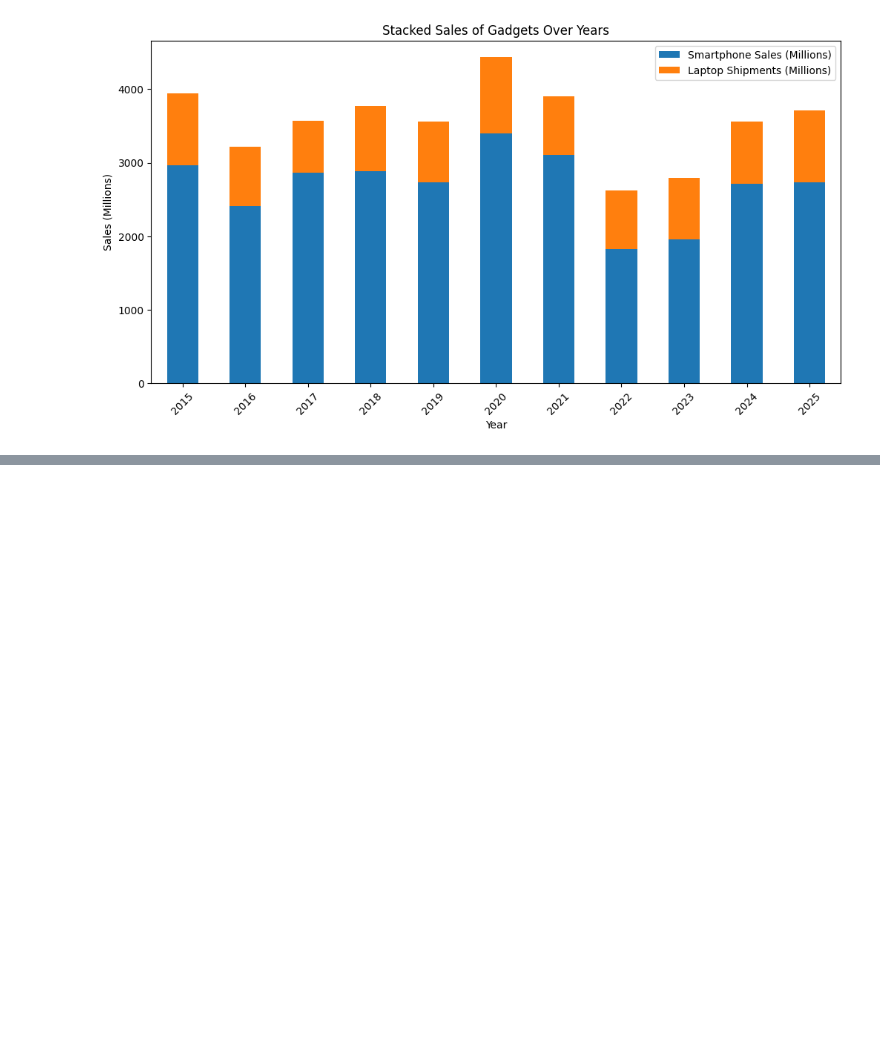
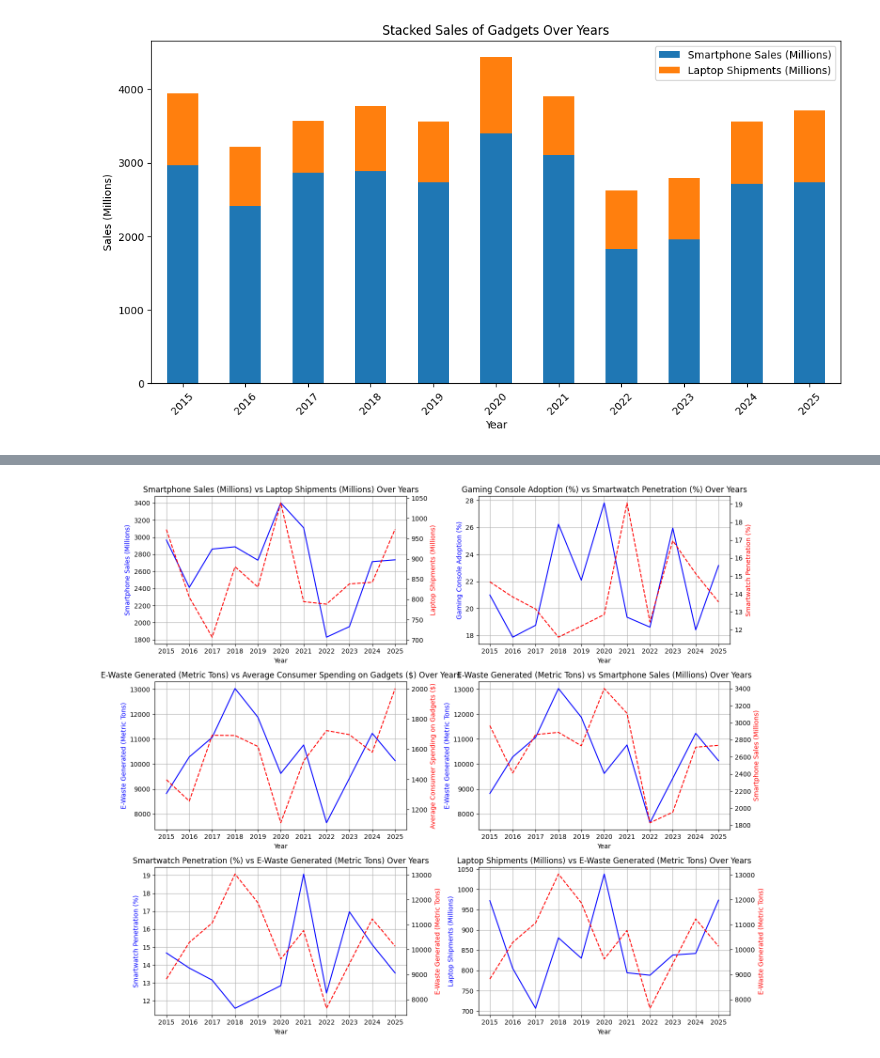
Before and after one commit to APMAPM1/Tech-Gadget-Consumption_2015-2025, a Jupyter notebook: Tech_Gadget_Consumption_(2015_2025).ipynb, the cells around one changed output, grey strips where cells are left out. Cells and saved outputs as stored; diff of their text form; code cells hidden in the pictures; blank space fills up the shorter version.

```diff
--- a/Tech_Gadget_Consumption_(2015_2025).ipynb
+++ b/Tech_Gadget_Consumption_(2015_2025).ipynb
@@ -335,0 +448,48 @@ fig.show()
+# %%
+import matplotlib.pyplot as plt
+
+# Group data by Year
+yearly = df.groupby('Year').agg({
+    'Smartphone Sales (Millions)': 'sum',
+    'Laptop Shipments (Millions)': 'sum',
+    'Gaming Console Adoption (%)': 'mean',
+    'Smartwatch Penetration (%)': 'mean',
+    '5G Penetration Rate (%)': 'mean',
+    'Average Consumer Spending on Gadgets ($)': 'mean',
+    'E-Waste Generated (Metric Tons)': 'sum'
+})
+
+# Define column pairs for dual-axis plotting
+column_pairs = [
+    ('Smartphone Sales (Millions)', 'Laptop Shipments (Millions)'),
+    ('Gaming Console Adoption (%)', 'Smartwatch Penetration (%)'),
+    ('E-Waste Generated (Metric Tons)', 'Average Consumer Spending on Gadgets ($)'),
+    ('E-Waste Generated (Metric Tons)', 'Smartphone Sales (Millions)'),
+    ('Smartwatch Penetration (%)', 'E-Waste Generated (Metric Tons)'),
+    ('Laptop Shipments (Millions)', 'E-Waste Generated (Metric Tons)')
+]
+
+# Plot each pair
+fig, axes = plt.subplots(nrows=3, ncols=2, figsize=(14, 12))
+axes = axes.flatten()  # Flatten for easier iteration
+
+for i, (col1, col2) in enumerate(column_pairs):
+    ax1 = axes[i]
+    ax2 = ax1.twinx()  # Create secondary y-axis
+
+    # Plot first column (e.g., Sales, Shipments, etc.)
+    ax1.plot(yearly.index, yearly[col1], 'b-', label=col1)
+    ax1.set_xlabel('Year')
+    ax1.set_ylabel(col1, color='b')
+
+    # Plot second column (e.g., Adoption %, Spending, etc.)
+    ax2.plot(yearly.index, yearly[col2], 'r--', label=col2)
+    ax2.set_ylabel(col2, color='r')
+
+    ax1.set_title(f"{col1} vs {col2} Over Years")
+    ax1.grid(True)
+
+plt.tight_layout()
+plt.show()
+# %% [output]
+[figure, added]
```
Also changed, not shown: parts of 32 cells of this notebook.
